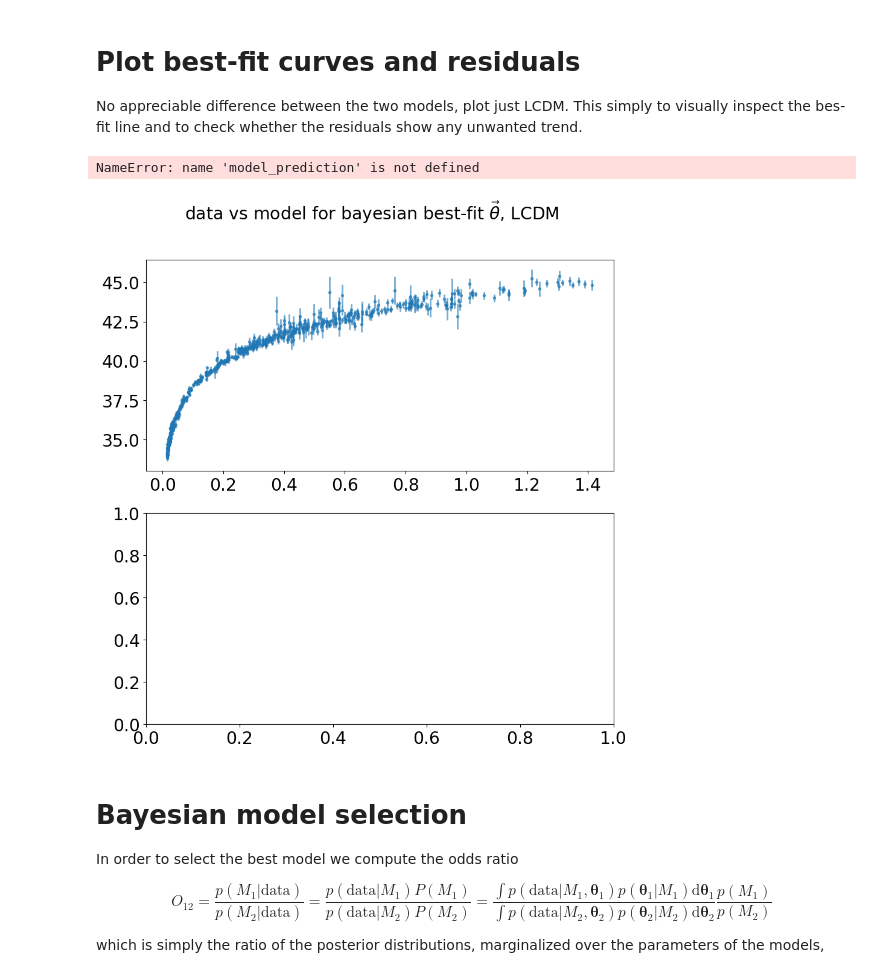
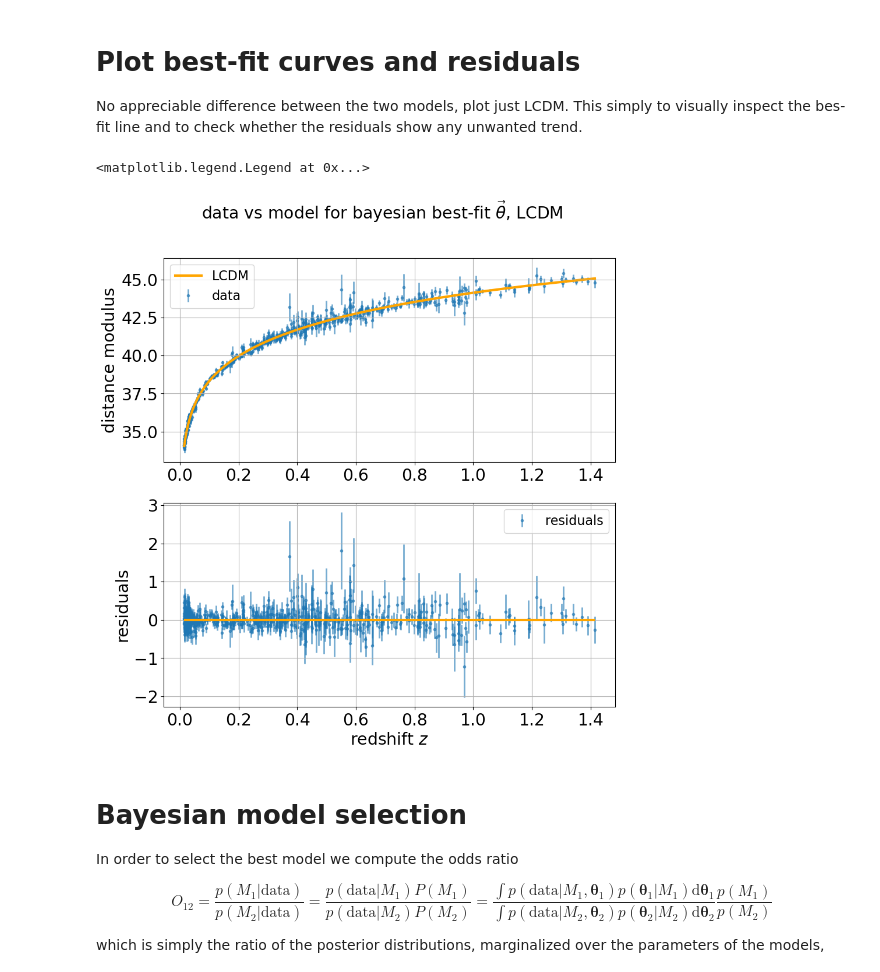
Before and after one commit to davidesciotti/Astrostats, a Jupyter notebook: SNIa_for_astrostats.ipynb, the cells around one changed output. Cells and saved outputs as stored; diff of their text form; code cells hidden in the pictures.

```diff
--- a/SNIa_for_astrostats.ipynb
+++ b/SNIa_for_astrostats.ipynb
@@ -455,15 +474,12 @@ We choose flat and relatively broad priors distribution for the parameters' valu
 
 We use the $\tt {emcee}$ Python package for the sampling process, with 2000 steps and 10 independent walkers starting from the best-fit values obtained by minimizing the NLL, with a small random deviation from such position for each walker. We discard the initial 10% of the points as burn-in
 # %%
-Nsteps = 2000
-Nwalkers = 10
-nburn = int(Nsteps / 10)
-
-for which_model in models:
+trace_dict = {}
+for model in models:
     fraction = 0.1
-    theta_mle = theta_mle_dict[which_model]
-    if which_model == 'LCDM':
-        Ndim = theta_mle.size
+    theta_mle = theta_mle_dict[model]
+    if model == 'LCDM':
+        ndim = theta_mle.size
         p0 = np.asarray(
             [
                 theta_mle
@@ -478,8 +494,8 @@ for which_model in models:
                 for i in range(Nwalkers)
             ]
         )
-    elif which_model == 'wCDM':
-        Ndim = theta_mle.size
+    elif model == 'wCDM':
+        ndim = theta_mle.size
         p0 = np.asarray(
             [
                 theta_mle
@@ -499,15 +515,8 @@ for which_model in models:
         )
 
     sampler = emcee.EnsembleSampler(
-        Nwalkers, Ndim, ln_posterior, args=(data, which_model)
+        Nwalkers, ndim, ln_posterior, args=(data, model)
     )
     pos, prob, state = sampler.run_mcmc(p0, Nsteps, progress=True)
 
-    if which_model == 'LCDM':
-        trace_L = sampler.chain[:, nburn:, :].reshape(-1, Ndim)
-        labels = ['$h_0$', '$\Omega_m$']
-        labels_noTeX = ['h', 'Om']
-    elif which_model == 'wCDM':
-        trace_w = sampler.chain[:, nburn:, :].reshape(-1, Ndim)
-        labels = ['$h_0$', '$\Omega_m$', '$w_0$']
-        labels_noTeX = ['h', 'Om', 'w0']
+    trace_dict[model] = sampler.chain[:, burn_in_steps:, :].reshape(-1, ndim)
@@ -781,11 +753,11 @@ fig.tight_layout()
 # Plot best-fit curves and residuals
 No appreciable difference between the two models, plot just LCDM. This simply to visually inspect the bes-fit line and to check whether the residuals show any unwanted trend.
 # %%
-which_model = 'LCDM'
+model = 'LCDM'
 
-if which_model == 'LCDM':
+if model == 'LCDM':
     theta_best_fit = exp_values_L
-elif which_model == 'wCDM':
+elif model == 'wCDM':
     theta_best_fit = exp_values_w
 
 # sort the data
@@ -795,39 +767,39 @@ y_obs = data_union[:, 2]
 sigma_y = data_union[:, 3]
 
 fig, axs = plt.subplots(2)
-fig.suptitle('data vs model for bayesian best-fit $\\vec{\\theta}$, %s' % which_model)
+fig.suptitle('data vs model for bayesian best-fit $\\vec{\\theta}$, %s' % model)
 fig.set_size_inches(10, 10)
 
 axs[0].errorbar(z_obs, y_obs, yerr=sigma_y, fmt='.', alpha=0.6, label='data', zorder=1)
 axs[0].plot(
     z_obs,
-    model_prediction(z_obs, theta_best_fit, which_model),
-    label=which_model,
+    model_prediction(z_obs, theta_best_fit, model),
+    label=model,
     color='orange',
     linewidth=3,
     zorder=1.5,
 )
 axs[0].set_ylabel('distance modulus')
 axs[0].grid()
 axs[0].legend(prop={'size': 16})
 
 axs[1].errorbar(
     z_obs,
-    y_obs - model_prediction(z_obs, theta_best_fit, which_model),
+    y_obs - model_prediction(z_obs, theta_best_fit, model),
     yerr=sigma_y,
     fmt='.',
     label='residuals',
     alpha=0.6,
     zorder=1,
 )
 axs[1].hlines(0, z_obs.min(), z_obs.max(), color='orange', zorder=2, linewidth=3)
 axs[1].set_ylabel('residuals')
 axs[1].set_xlabel('redshift $z$')
 axs[1].grid()
 axs[1].legend(prop={'size': 16})
 # %% [output]
-NameError: name 'model_prediction' is not defined
+<matplotlib.legend.Legend at 0x...>
-[figure, old version]
+[figure, new version]
 # %% [markdown]
 # Bayesian model selection
 In order to select the best model we compute the odds ratio
```
Also changed, not shown: parts of 27 cells of this notebook.
